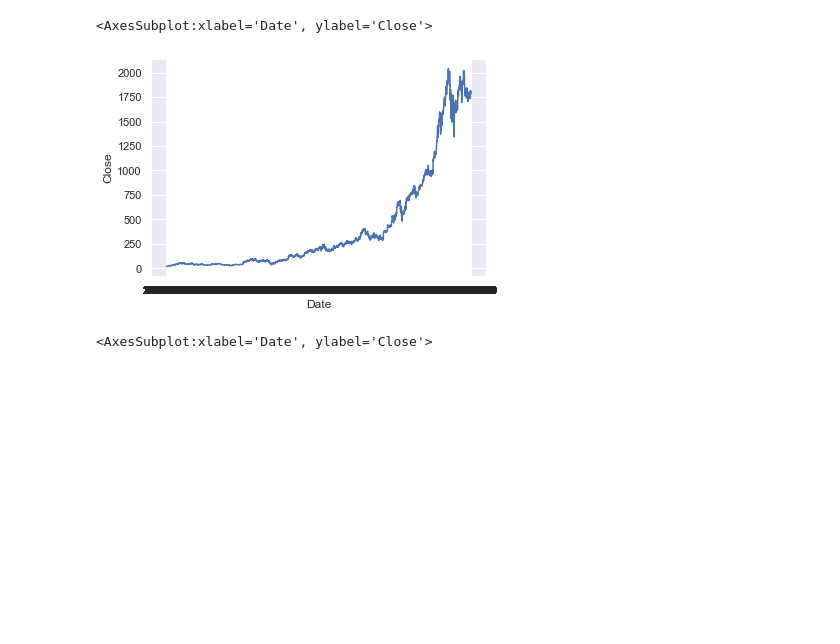
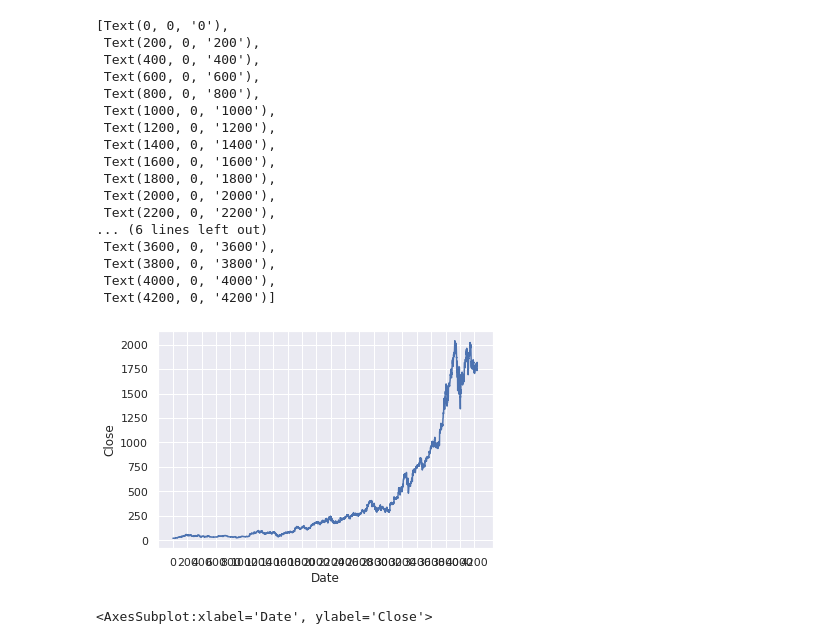
Before and after one commit to ToshaQE/Sun-2014, a Jupyter notebook: data_vis.ipynb, the cells around one changed output. Saved outputs shown, nothing was run; the diff lists cells and outputs as text; code cells hidden in the pictures; blank space fills up the shorter version.

```diff
--- a/data_vis.ipynb
+++ b/data_vis.ipynb
@@ -28,8 +25,26 @@ df_amzn = pd.read_csv("amzn.csv")
 # %%
-sns.lineplot(data=df_amzn, x="Date", y="Close")
+amzn = sns.lineplot(data=df_amzn, x="Date", y="Close")
+amzn.set_xticks(range(0,4400,200))
+amzn.set_xticklabels(list(range(0,4400,200)))
 # %% [output]
-<AxesSubplot:xlabel='Date', ylabel='Close'>
+[Text(0, 0, '0'),
+ Text(200, 0, '200'),
+ Text(400, 0, '400'),
+ Text(600, 0, '600'),
+ Text(800, 0, '800'),
+ Text(1000, 0, '1000'),
+ Text(1200, 0, '1200'),
+ Text(1400, 0, '1400'),
+ Text(1600, 0, '1600'),
+ Text(1800, 0, '1800'),
+ Text(2000, 0, '2000'),
+ Text(2200, 0, '2200'),
+... (6 lines left out)
+ Text(3600, 0, '3600'),
+ Text(3800, 0, '3800'),
+ Text(4000, 0, '4000'),
+ Text(4200, 0, '4200')]
-[figure, old version]
+[figure, new version]
 # %%
 df_googl = pd.read_csv("googl.csv")
 # googl_medium = df_amzn.iloc[:2000,:16]
```
Also changed, not shown: parts of 9 cells of this notebook, 5 other files.
